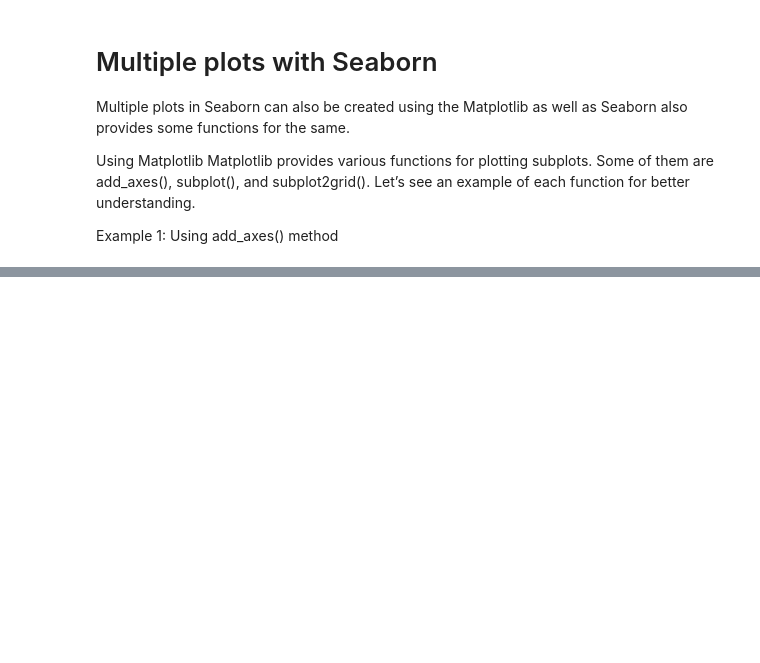
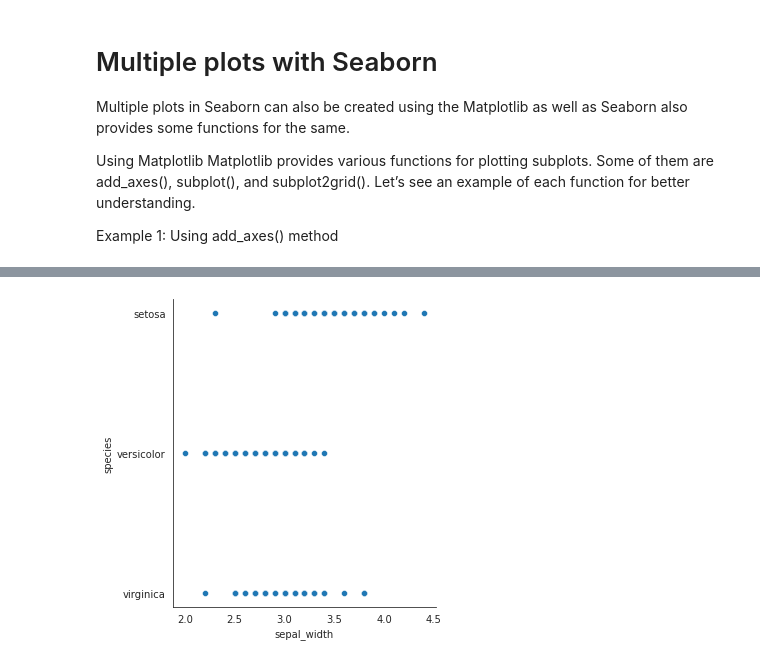
Before and after one commit to Sambhaji6529/Seaborn_Notes, a Jupyter notebook: Seaborn.ipynb, the cells around one changed output, grey strips where cells are left out. Cells and saved outputs as stored; diff of their text form; code cells hidden in the pictures; blank space fills up the shorter version.

```diff
--- a/Seaborn.ipynb
+++ b/Seaborn.ipynb
@@ -112,0 +222,9 @@ Example 1: Using add_axes() method
+# %%
+data = sns.load_dataset("iris")
+
+#creating the replot
+sns.relplot(x="sepal_width", y="species", data=data)
+
+plt.show()
+# %% [output]
+[figure, added]
```
Also changed, not shown: parts of 25 cells of this notebook.
